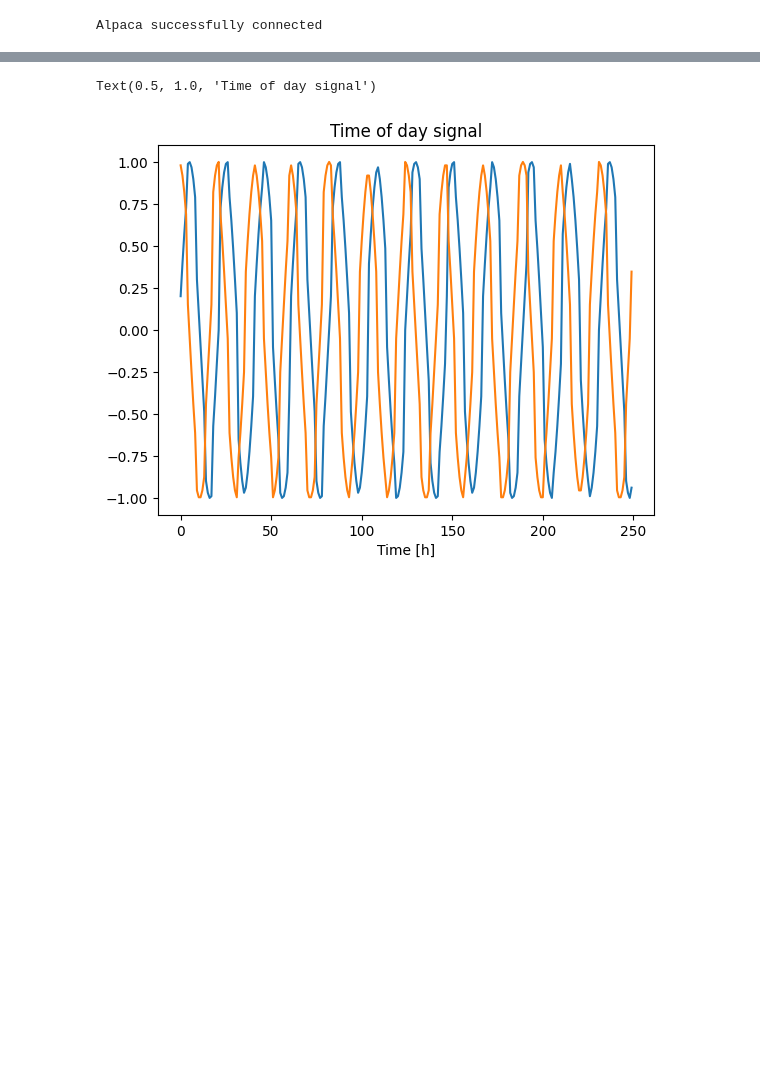
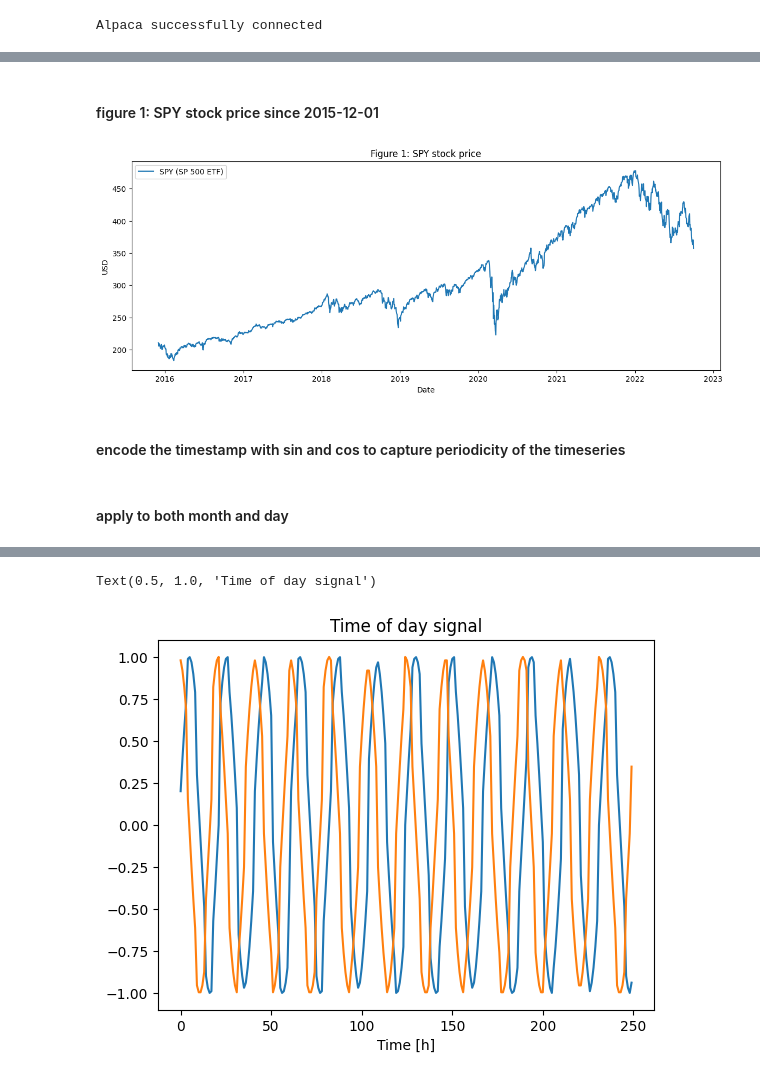
Before and after one commit to Ryan-Ray-Martin/Trading_Agent, a Jupyter notebook: stock_price_prediction.ipynb, the cells around one changed output, grey strips where cells are left out. Cells and saved outputs as stored; diff of their text form; code cells hidden in the pictures; blank space fills up the shorter version.

```diff
--- a/stock_price_prediction.ipynb
+++ b/stock_price_prediction.ipynb
@@ -43 +37,15 @@ df
+# %% [markdown]
+#### figure 1:  SPY stock price since 2015-12-01
+# %%
+plt.figure(figsize=(14, 5), dpi=100)
+plt.plot(df['timestamp'], df['close'], label='SPY (SP 500 ETF)')
+plt.xlabel('Date')
+plt.ylabel('USD')
+plt.title('Figure 1: SPY stock price')
+plt.legend()
+plt.show()
+# %% [output]
+[figure, added]
+# %% [markdown]
+#### encode the timestamp with sin and cos to capture periodicity of the timeseries
 # %%
@@ -46,6 +53,8 @@ def encode(data, col, max_val):
     data[col + '_sin'] = np.sin(2 * np.pi * data[col]/max_val)
     data[col + '_cos'] = np.cos(2 * np.pi * data[col]/max_val)
     return data
+# %% [markdown]
+#### apply to both month and day
 # %%
 df['month'] = df.timestamp.dt.month
 df = encode(df, 'month', 12)
```
Also changed, not shown: parts of 18 cells of this notebook.
